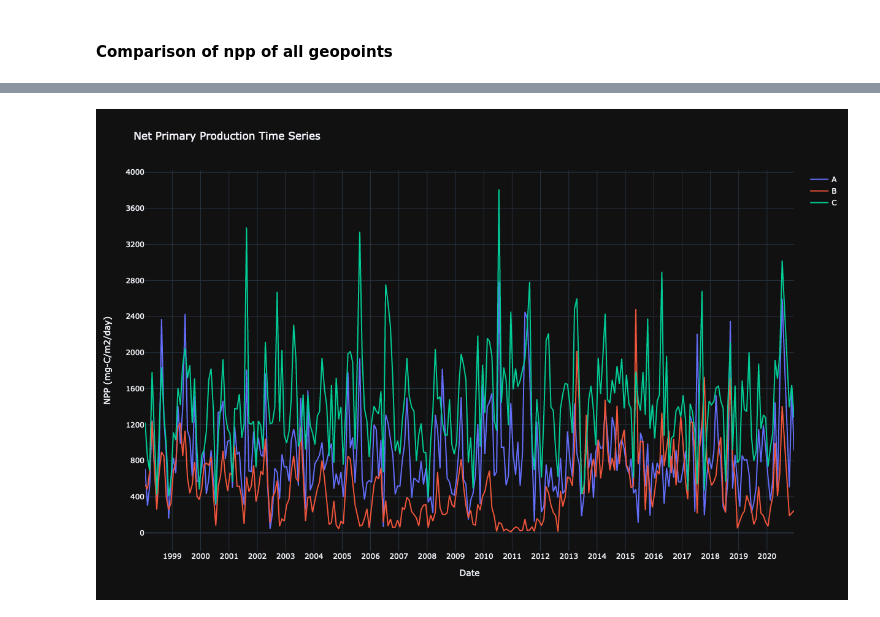
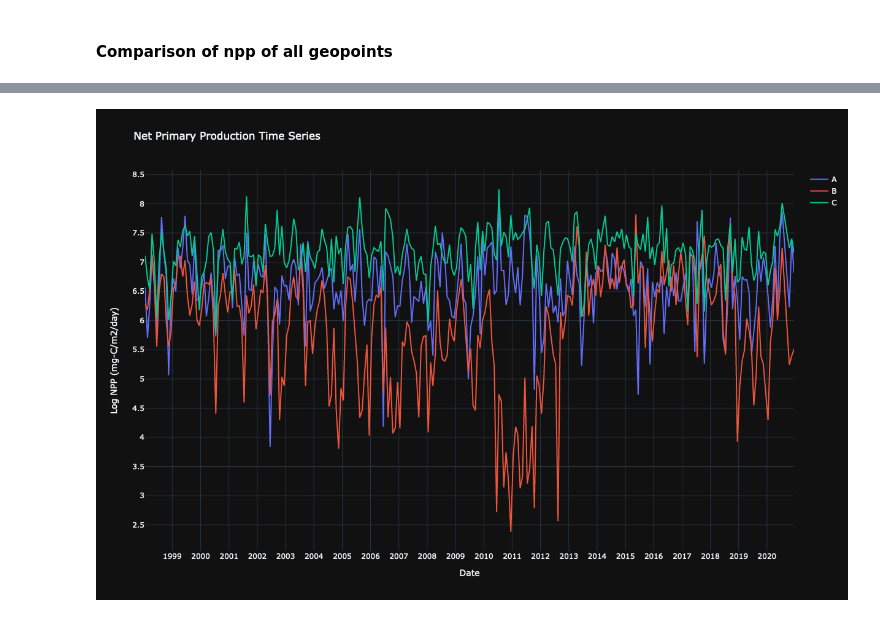
Before and after one commit to JAMota/CommunicatingDataScience, a Jupyter notebook: yash-r code/npp_analysis.ipynb, the cells around one changed output, grey strips where cells are left out. Saved outputs shown, nothing was run; the diff lists cells and outputs as text; code cells hidden in the pictures.

```diff
--- a/yash-r code/npp_analysis.ipynb
+++ b/yash-r code/npp_analysis.ipynb
@@ -54,6 +54,7 @@ display(geopoint['A'], geopoint['C'])
 #### Comparison of npp of all geopoints
 # %%
 import plotly.graph_objs as go
+import math
 
 # Create empty traces list and loop through each geopoint
 traces = []
@@ -61,14 +62,14 @@ for point in geopoint:
     # access dataframe
     df = geopoint[point]
     # create trace for each dataset
-    trace = go.Scatter(x=df['DATE-YMD'], y=df['NPP (mg-C/m2/day)'], mode='lines', name=point)
+    trace = go.Scatter(x=df['DATE-YMD'], y=df['NPP (mg-C/m2/day)'].apply(math.log), mode='lines', name=point)
     # append trace to traces list
     traces.append(trace)
 
 # create layout for the plot
 layout = go.Layout(title=f'Net Primary Production Time Series',
                    xaxis=dict(title='Date', dtick='M12'),
-                   yaxis=dict(title='NPP (mg-C/m2/day)', dtick=400),
+                   yaxis=dict(title='Log NPP (mg-C/m2/day)', dtick=0.5),
                    height = 800, width=1200,
                    template='plotly_dark')
 # create figure object and plot the traces
@@ -79 +79 @@ fig.show()
-[figure, old version]
+[figure, new version]
```
Also changed, not shown: parts of 1 cell of this notebook, 2 other files.
